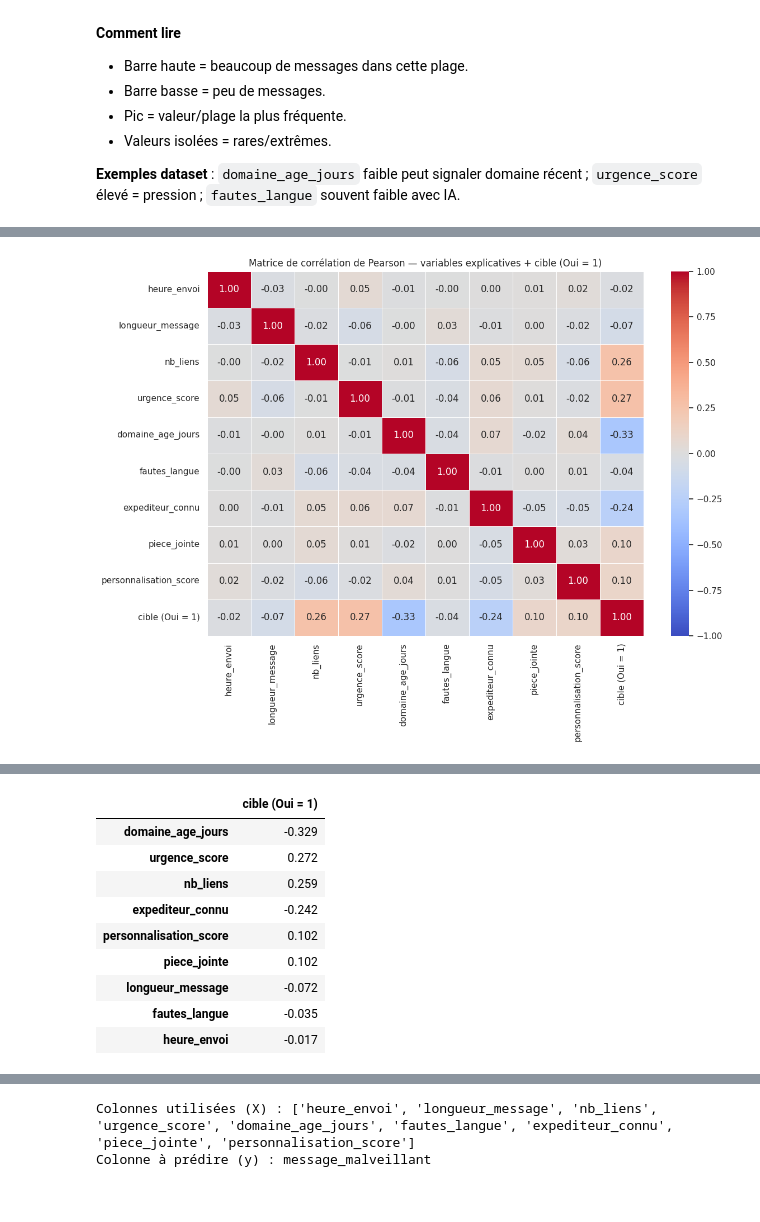
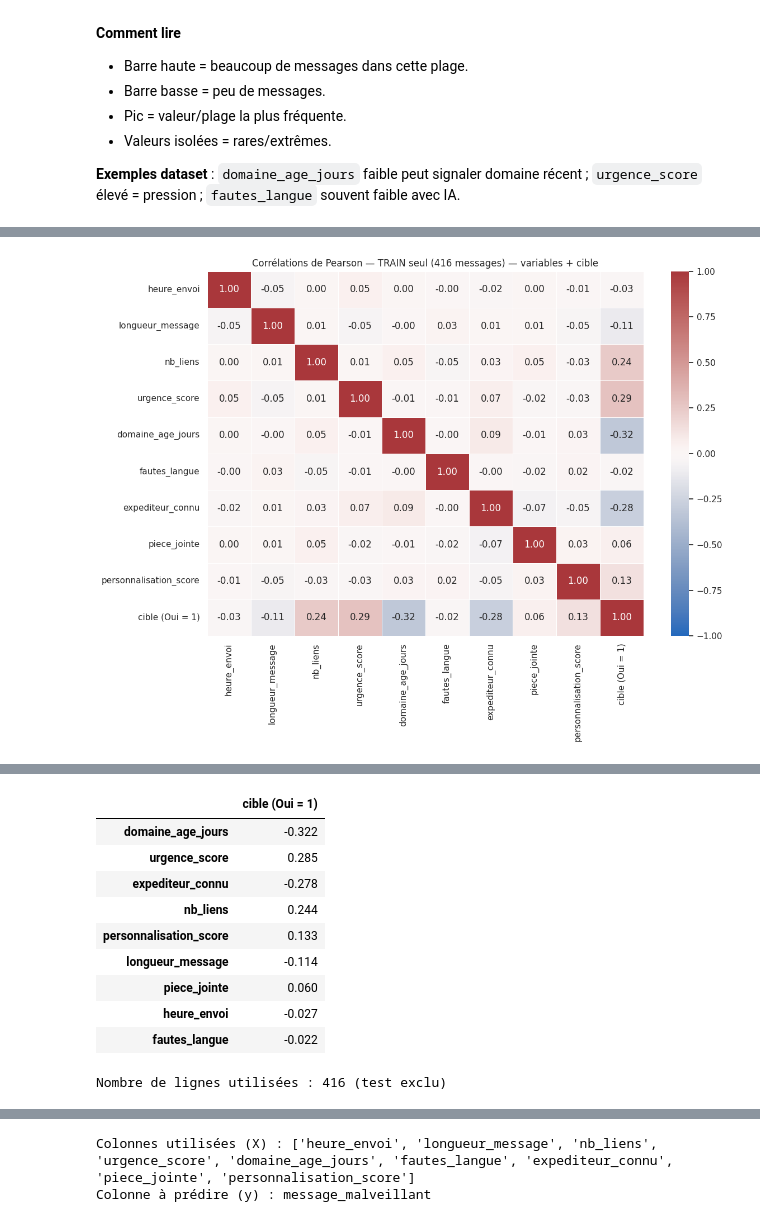
Before and after one commit to bennoomenfaker/app_phishing_ia, a Jupyter notebook: notebook_ML_IA_confiance_numerique.ipynb, the cells around one changed output, grey strips where cells are left out. Cells and saved outputs as stored; diff of their text form; code cells hidden in the pictures.

```diff
--- a/notebook_ML_IA_confiance_numerique.ipynb
+++ b/notebook_ML_IA_confiance_numerique.ipynb
@@ -553,23 +437,33 @@ Les graphiques servent à comprendre le phénomène et les données avant de mod
 # %%
-# Graphique 1 : répartition de la variable cible (effectifs + pourcentages)
-ordre = df[TARGET].value_counts().index
-counts = df[TARGET].value_counts().reindex(ordre)
+# Séparation définie AVANT toute statistique descriptive (réutilisée au §11).
+IDX_TRAIN, IDX_TEST = train_test_split(
+    df.index,
+    test_size=0.20,
+    random_state=RANDOM_STATE,
+    stratify=df[TARGET],
+)
+df_train_eda = df.loc[IDX_TRAIN]
+print(f"Train = {len(IDX_TRAIN)} messages | Test réservé = {len(IDX_TEST)} messages (non analysé ici)")
+
+# Graphique 1 : répartition de la variable cible dans le TRAIN (effectifs + pourcentages)
+ordre = df_train_eda[TARGET].value_counts().index
+counts = df_train_eda[TARGET].value_counts().reindex(ordre)
 pct = counts / counts.sum() * 100
 
 fig, ax = plt.subplots(figsize=(8, 5))
-sns.countplot(data=df, x=TARGET, order=ordre, palette=['#4C78A8', '#E45756'], ax=ax)
+sns.countplot(data=df_train_eda, x=TARGET, order=ordre, palette=['#4C78A8', '#E45756'], ax=ax)
 for i, cls in enumerate(ordre):
     n = int(counts[cls])
     ax.text(i, n + counts.max() * 0.02, f"{n}\n({pct[cls]:.1f} %)",
             ha="center", va="bottom", fontsize=11, fontweight="bold")
 ax.set_ylim(0, counts.max() * 1.18)
-ax.set_title(f"Répartition de la cible : {TARGET} (n = {len(df)})")
+ax.set_title(f"Répartition de la cible : {TARGET} — train seul (n = {len(df_train_eda)})")
 ax.set_xlabel("Classe")
 ax.set_ylabel("Nombre d'observations")
 ax.tick_params(axis="x", rotation=20)
 plt.tight_layout()
 plt.show()
 
-print("Effectifs et pourcentages :")
+print("Effectifs et pourcentages (train) :")
 display(pd.DataFrame({"effectif": counts, "pourcentage_%": pct.round(2)}))
 # %% [output]
@@ -735,41 +592,43 @@ La corrélation de Pearson mesure une association linéaire entre variables num
 # %%
-# Corrélations entre les variables explicatives ET la cible
+# Corrélations entre les variables explicatives ET la cible — TRAIN SEUL
 # La cible est incluse (encodée Oui = 1) pour voir son association avec chaque variable.
 # Les variables calendaires (date, semaine) restent exclues.
 
 IGNORER = ["date", "semaine"]
 
 num_features_eda = [
-    c for c in df.select_dtypes(include="number").columns
+    c for c in df_train_eda.select_dtypes(include="number").columns
     if c not in IGNORER
 ]
 
 # Encodage temporaire de la cible, uniquement pour la corrélation : Oui = 1, Non = 0
-df_corr = df[num_features_eda].copy()
-df_corr["cible (Oui = 1)"] = (df[TARGET] == "Oui").astype(int)
+df_corr = df_train_eda[num_features_eda].copy()
+df_corr["cible (Oui = 1)"] = (df_train_eda[TARGET] == "Oui").astype(int)
 
 corr = df_corr.corr(method="pearson")
 
 plt.figure(figsize=(12, 9))
+
 sns.heatmap(
     corr,
     annot=True,
-    cmap="coolwarm",
+    cmap="vlag",
     center=0,
     vmin=-1,
     vmax=1,
     fmt=".2f",
     linewidths=0.5
 )
 
-plt.title("Matrice de corrélation de Pearson — variables explicatives + cible (Oui = 1)")
+plt.title(f"Corrélations de Pearson — TRAIN seul ({len(df_train_eda)} messages) — variables + cible")
 plt.tight_layout()
 plt.show()
 
 display(corr.round(3))
 
 # La dernière ligne / colonne donne l'association de chaque variable avec la cible.
 display(corr["cible (Oui = 1)"].drop("cible (Oui = 1)").sort_values(key=abs, ascending=False).round(3).to_frame())
+print("Nombre de lignes utilisées :", len(df_train_eda), "(test exclu)")
 # %% [output]
-[figure, old version]
+[figure, new version]
 |  | heure_envoi | longueur_message | nb_liens | urgence_score | domaine_age_jours | fautes_langue | ... |
@@ -786,11 +645,12 @@ display(corr["cible (Oui = 1)"].drop("cible (Oui = 1)").sort_values(key=abs, asc
 |  | cible (Oui = 1) |
-| domaine_age_jours | -0.329 |
-| urgence_score | 0.272 |
-| nb_liens | 0.259 |
-| expediteur_connu | -0.242 |
-| personnalisation_score | 0.102 |
-| piece_jointe | 0.102 |
-| longueur_message | -0.072 |
-| fautes_langue | -0.035 |
-| heure_envoi | -0.017 |
+| domaine_age_jours | -0.322 |
+| urgence_score | 0.285 |
+| expediteur_connu | -0.278 |
+| nb_liens | 0.244 |
+| personnalisation_score | 0.133 |
+| longueur_message | -0.114 |
+| piece_jointe | 0.060 |
+| heure_envoi | -0.027 |
+| fautes_langue | -0.022 |
+Nombre de lignes utilisées : 416 (test exclu)
 # %% [markdown]
```
Also changed, not shown: parts of 68 cells of this notebook, 35 other files.
